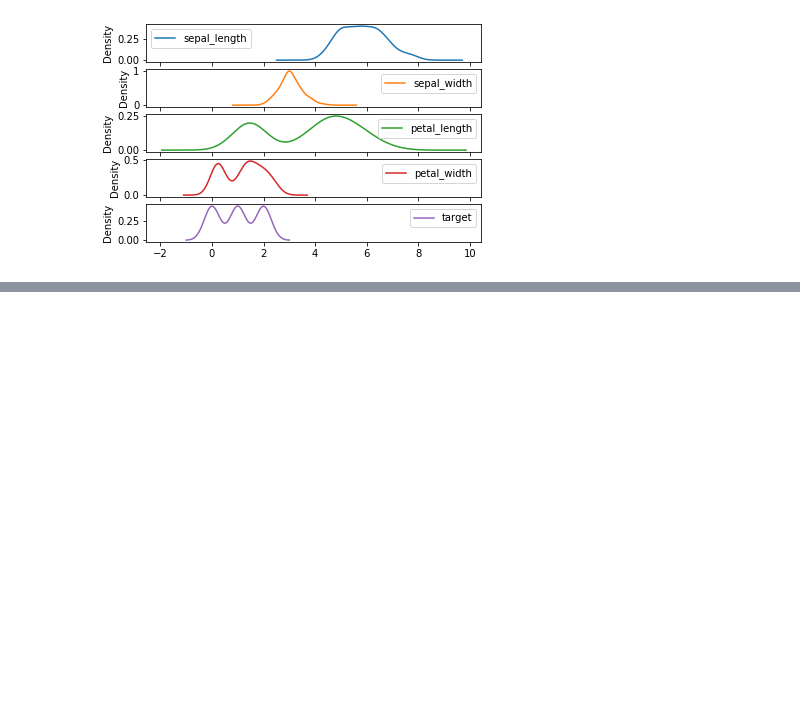
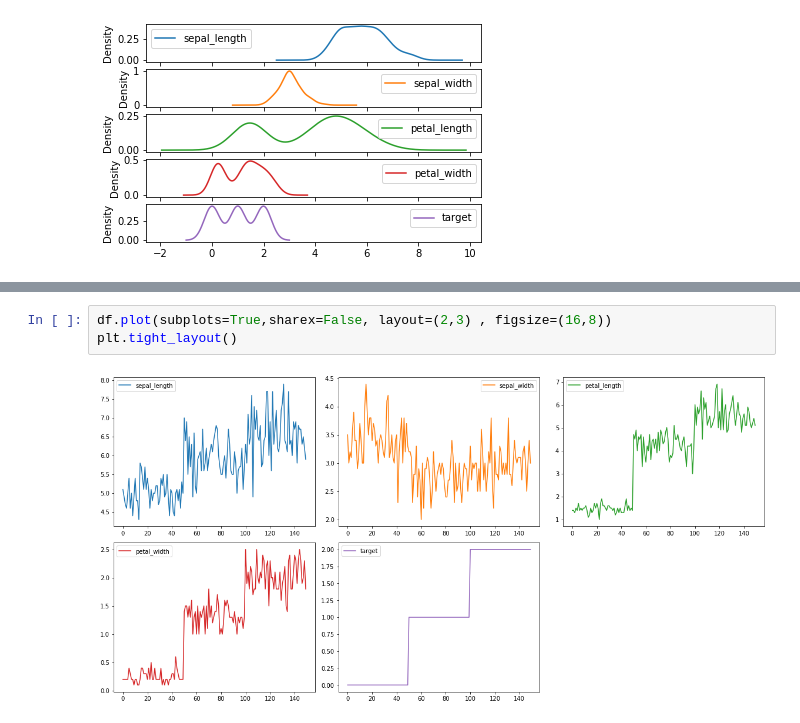
Before and after one commit to KrishnaDesai16/ML-DL, a Jupyter notebook: python/Visualization/visual1.ipynb, the cells around one changed output, grey strips where cells are left out. Drawn from its saved outputs; the diff is of its cells as text; blank space fills up the shorter version.

```diff
--- a/python/Visualization/visual1.ipynb
+++ b/python/Visualization/visual1.ipynb
@@ -262,0 +273,5 @@ array([<matplotlib.axes._subplots.AxesSubplot object at 0x...>,
+# %%
+df.plot(subplots=True,sharex=False, layout=(2,3) , figsize=(16,8))
+plt.tight_layout()
+# %% [output]
+[figure, added]
```
Also changed, not shown: parts of 2 cells of this notebook.
